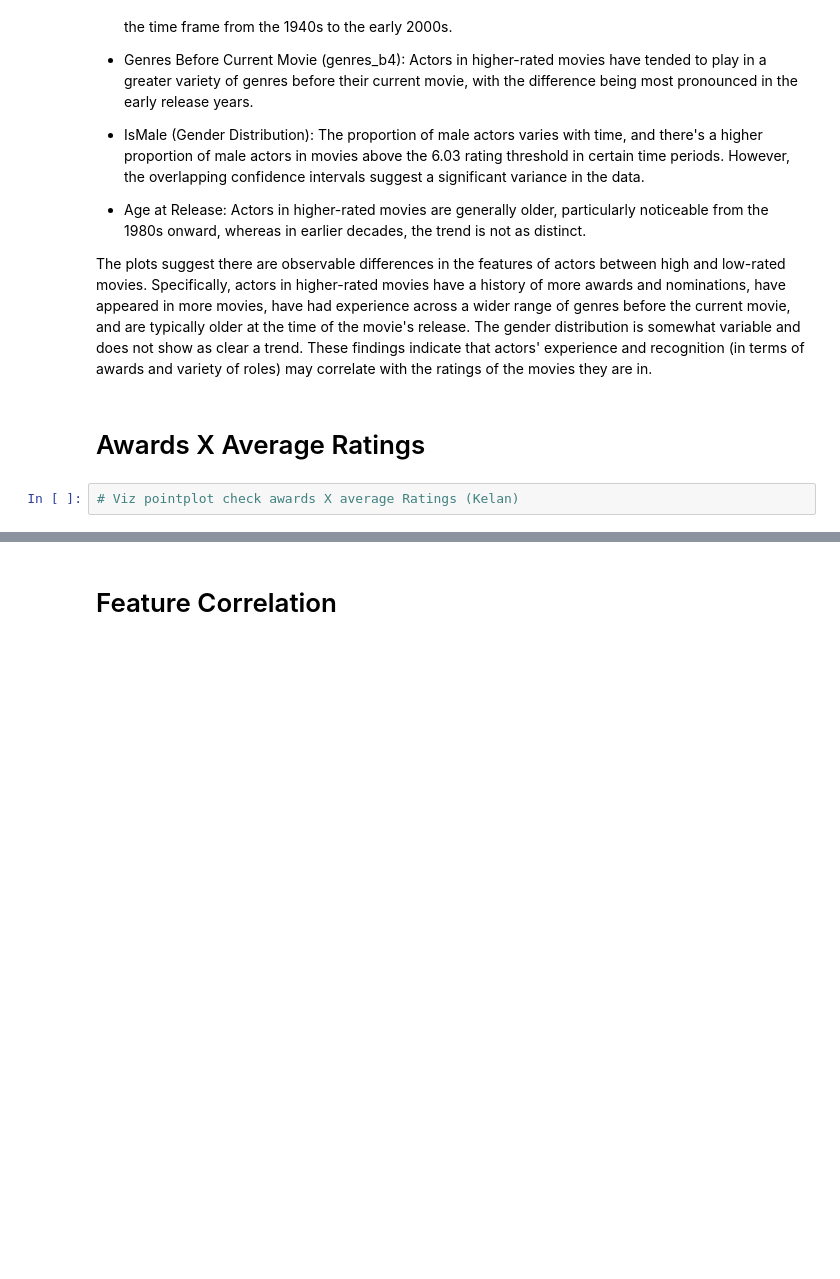
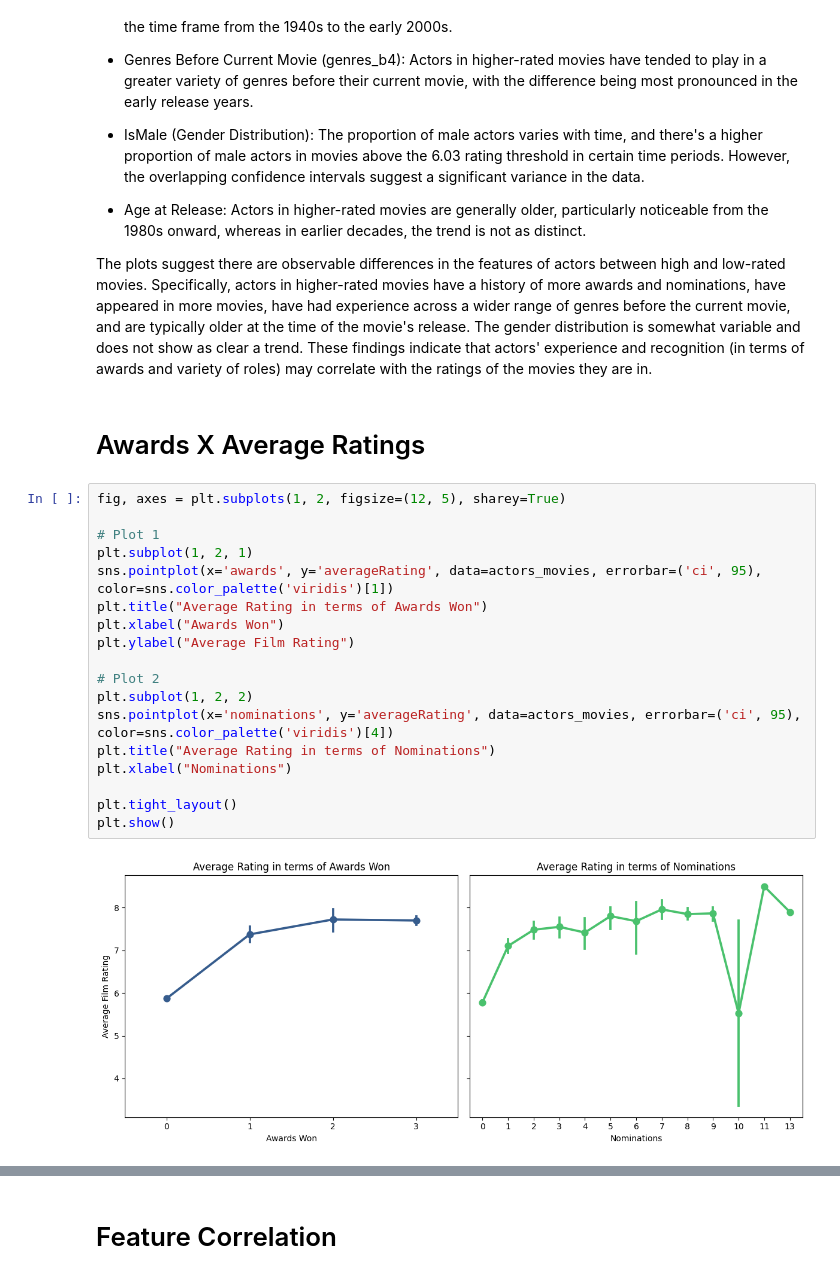
Before and after one commit to epfl-ada/ada-2023-project-dromadaire, a Jupyter notebook: P3end.ipynb, the cells around one changed output, grey strips where cells are left out. Saved outputs shown, nothing was run; the diff lists cells and outputs as text; blank space fills up the shorter version.

```diff
--- a/P3end.ipynb
+++ b/P3end.ipynb
@@ -153,5 +208,23 @@ do_fancy_ecpi_cute_plot(actors_movies, 'mean_rating', 'averageRating', 'ReleaseY
 The plots suggest there are observable differences in the features of actors between high and low-rated movies. Specifically, actors in higher-rated movies have a history of more awards and nominations, have appeared in more movies, have had experience across a wider range of genres before the current movie, and are typically older at the time of the movie's release. The gender distribution is somewhat variable and does not show as clear a trend. These findings indicate that actors' experience and recognition (in terms of awards and variety of roles) may correlate with the ratings of the movies they are in.
 # %% [markdown]
 # Awards X Average Ratings
-# %%
-# Viz pointplot check awards X average Ratings (Kelan)
+# %%
+fig, axes = plt.subplots(1, 2, figsize=(12, 5), sharey=True)
+
+# Plot 1
+plt.subplot(1, 2, 1)
+sns.pointplot(x='awards', y='averageRating', data=actors_movies, errorbar=('ci', 95), color=sns.color_palette('viridis')[1])
+plt.title("Average Rating in terms of Awards Won")
+plt.xlabel("Awards Won")
+plt.ylabel("Average Film Rating")
+
+# Plot 2
+plt.subplot(1, 2, 2)
+sns.pointplot(x='nominations', y='averageRating', data=actors_movies, errorbar=('ci', 95), color=sns.color_palette('viridis')[4])
+plt.title("Average Rating in terms of Nominations")
+plt.xlabel("Nominations")
+
+plt.tight_layout()
+plt.show()
+# %% [output]
+[figure, added]
```
Also changed, not shown: parts of 18 cells of this notebook.
